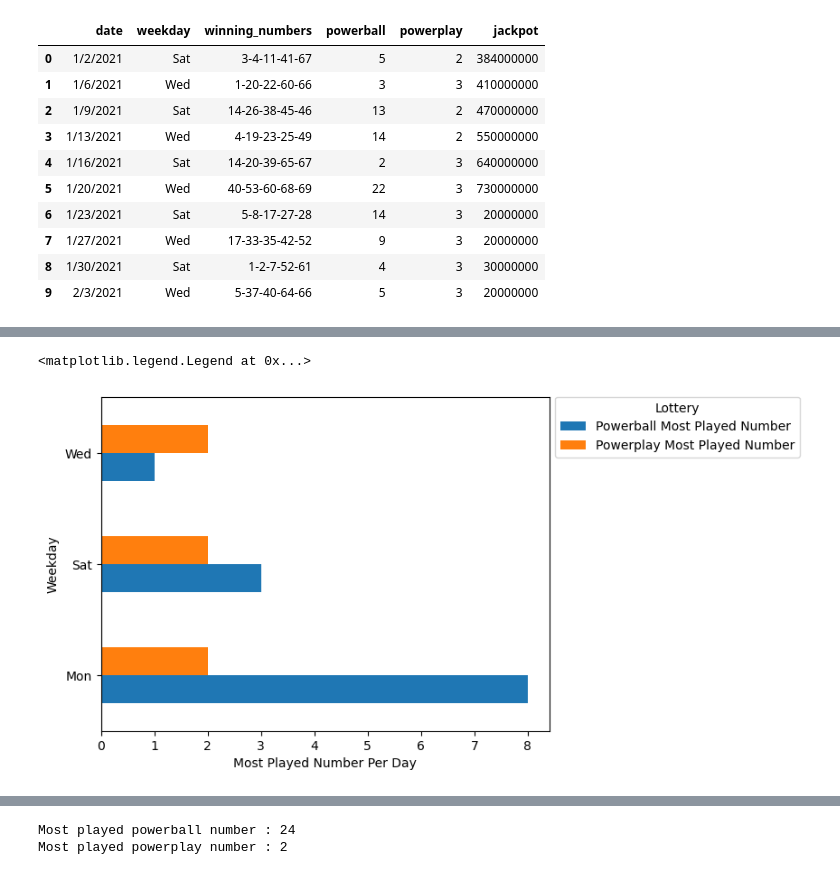
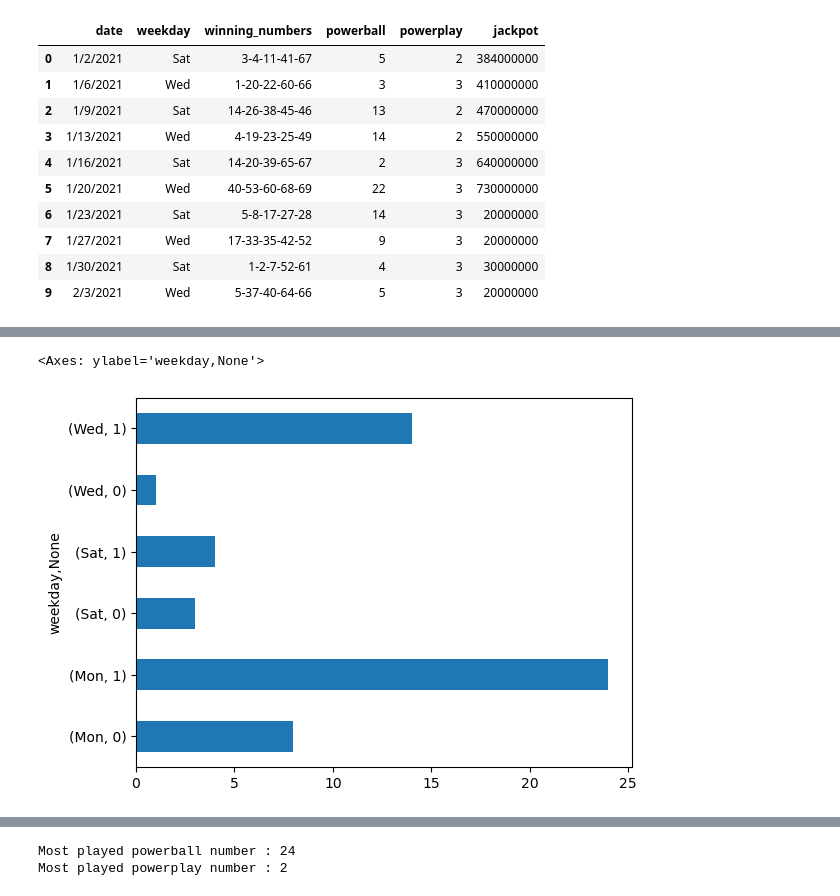
Before and after one commit to JLaydeJ/Project_1, a Jupyter notebook: Project_1_2021.ipynb, the cells around one changed output, grey strips where cells are left out. Cells and saved outputs as stored; diff of their text form; code cells hidden in the pictures.

```diff
--- a/Project_1_2021.ipynb
+++ b/Project_1_2021.ipynb
@@ -34,27 +34,10 @@ wa_lottery_df.head(10)
 weekday_powerball_total = wa_lottery_df.groupby(["weekday"])["powerball"].apply(lambda x: x.mode())
 weekday_powerplay_total = wa_lottery_df.groupby(["weekday"])["powerplay"].apply(lambda x: x.mode())
 
+# Display the data table for preview
+combined_df = pd.concat([weekday_powerball_total, weekday_powerplay_total], axis=1)
 
-# Take .max to find most played powerball/powerplay number
-#max_powerball = weekday_powerball_total.groupby(["weekday"]).apply(lambda x: x.mode())
-#max_powerplay = weekday_powerplay_total.groupby(["weekday"])
+# Convert Powerball Most Played Number and 	Powerpplay Most Played Number to int for ploting
+combined_df["powerplay"] = combined_df["powerplay"].astype(int)
 
-
-# Assemble the resulting index into a single summary DataFrame.
-#weekday_combined_df = pd.Series({"Powerball Weekday Max": max_powerball,
-                                    #"Powerplay Weekday Max": max_powerplay})
-
-#Split both dataframes from ( , ) to two new columns
-#weekday_powerball_split_df = pd.DataFrame(weekday_combined_df["Powerball Weekday Max"].tolist(), columns = ["Weekday","Powerball Most Played Number"])
-#weekday_powerplay_split_df = pd.DataFrame(weekday_combined_df["Powerplay Weekday Max"].tolist(), columns = ["Weekday","Powerplay Most Played Number"])
-
-# Merge both dataframes together
-#most_played_per_day_df = weekday_powerball_split_df.merge(weekday_powerplay_split_df, how = "left")
-
-#Convert Powerball Most Played Number and 	Powerpplay Most Played Number to int for ploting
-#most_played_per_day_df["Powerball Most Played Number"] = most_played_per_day_df["Powerball Most Played Number"].astype(int)
-#most_played_per_day_df["Powerplay Most Played Number"] = most_played_per_day_df["Powerplay Most Played Number"].astype(int)
-
-# Display the data table for preview
-print(weekday_powerball_total.reset_index())
-print(weekday_powerplay_total.reset_index())
+combined_df.head()
@@ -73,11 +44,8 @@ print(weekday_powerplay_total.reset_index())
-# %%
-# Plot bar chart
-data = most_played_per_day_df.plot(x="Weekday", y=["Powerball Most Played Number", "Powerplay Most Played Number"], kind = "barh")
-data.set(xlabel = 'Most Played Number Per Day')
-data.legend(title = 'Lottery', bbox_to_anchor = (1, 1.02), loc = 'upper left')
-# %% [output]
-<matplotlib.legend.Legend at 0x...>
-[figure, removed]
+# %%
+combined_df["powerball"].plot(kind = "barh")
+# %% [output]
+<Axes: ylabel='weekday,None'>
+[figure, added]
 # %%
 # Create bar plot showing the most played powerball/powerplay number for each month using Pandas.
 # Take a copy of the orginal dataframe "date", "powerball", "powerplay", "jackpot" values
```
Also changed, not shown: parts of 3 cells of this notebook, 1 other file.
